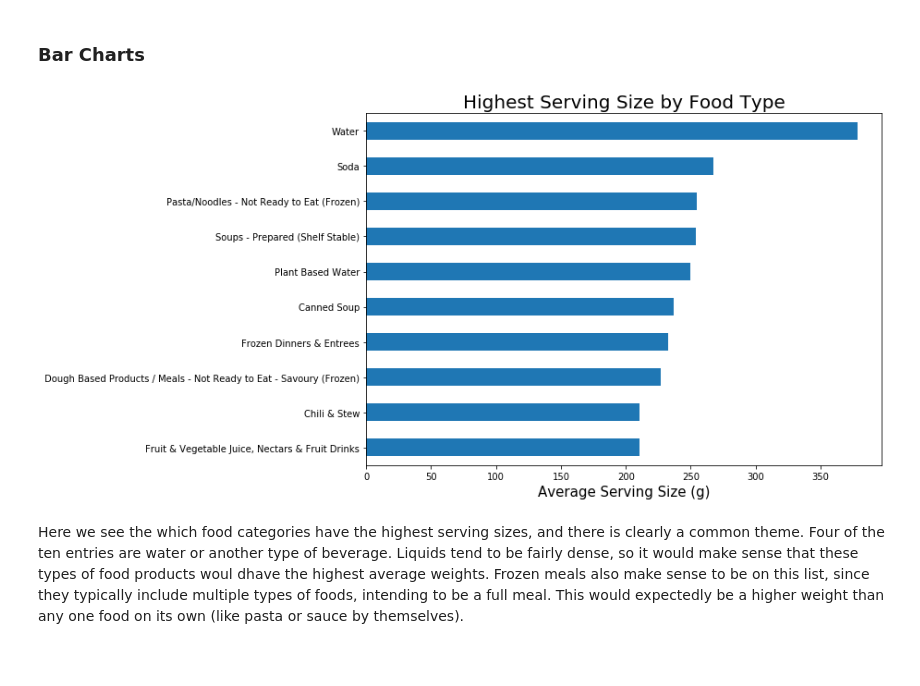
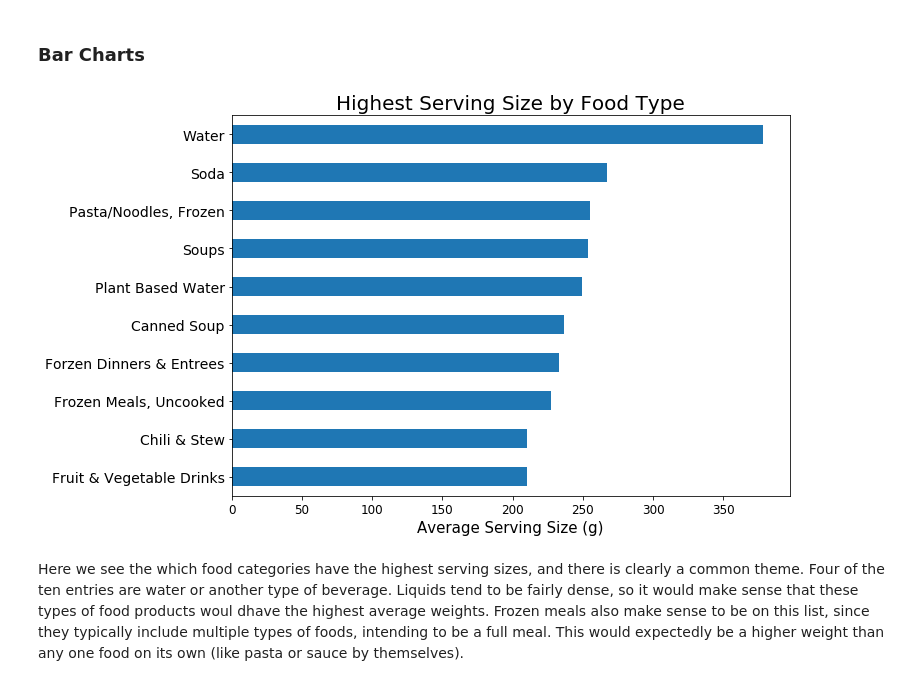
Before and after one commit to ondovj/serving_size_modeling, a Jupyter notebook: code/2-eda.ipynb, the cells around one changed output. Drawn from its saved outputs; the diff is of its cells as text; code cells hidden in the pictures; blank space fills up the shorter version.

Commit message:
udpated chart visuals and readme

```diff
--- a/code/2-eda.ipynb
+++ b/code/2-eda.ipynb
@@ -114,13 +115,19 @@ There is, however, some higher correlation between some of the features, particu
 # %% [markdown]
 ### Bar Charts
 # %%
+y_ticks = ["Water", "Soda", "Pasta/Noodles, Frozen", "Soups", "Plant Based Water", "Canned Soup",
+          "Forzen Dinners & Entrees", "Frozen Meals, Uncooked", "Chili & Stew", "Fruit & Vegetable Drinks"]
+y_ticks = [ '\n'.join(wrap(tick, 30)) for tick in y_ticks]
+
 plt.figure(figsize=(10, 7))
 foods.groupby("branded_food_category")["serving_size"].mean().sort_values().tail(10).plot(kind="barh")
 plt.title("Highest Serving Size by Food Type", size=20)
 plt.xlabel("Average Serving Size (g)", size=15)
-plt.ylabel(None);
+plt.xticks(size=12)
+plt.ylabel(None)
+plt.yticks(range(10), y_ticks[::-1], size=14);
 # %% [output]
-[figure, old version]
+[figure, new version]
 # %% [markdown]
 Here we see the which food categories have the highest serving sizes, and there is clearly a common theme. Four of the ten entries are water or another type of beverage. Liquids tend to be fairly dense, so it would make sense that these types of food products woul dhave the highest average weights. Frozen meals also make sense to be on this list, since they typically include multiple types of foods, intending to be a full meal. This would expectedly be a higher weight than any one food on its own (like pasta or sauce by themselves).
 # %%
```
Also changed, not shown: parts of 2 cells of this notebook, 2 other files.
